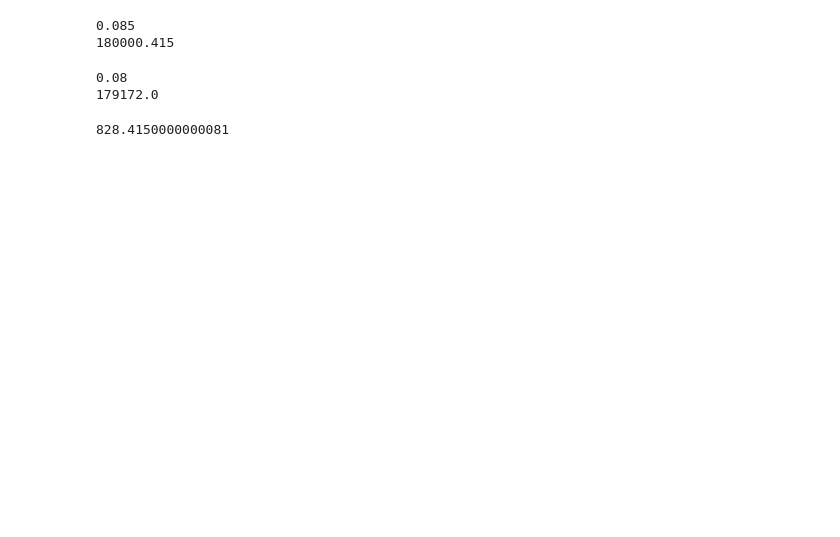
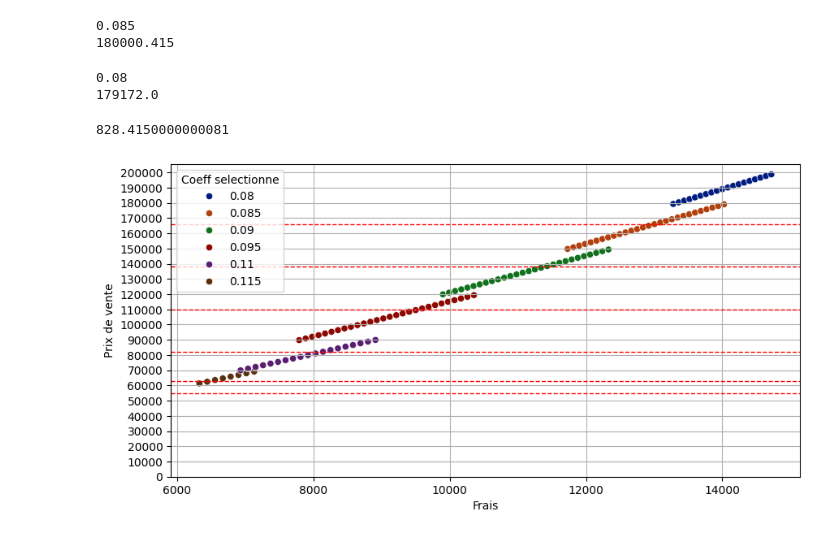
Before and after one commit to Remybrds/net_vend, a Jupyter notebook: Algo.ipynb, the cells around one changed output. Drawn from its saved outputs; the diff is of its cells as text; code cells hidden in the pictures; blank space fills up the shorter version.

```diff
--- a/Algo.ipynb
+++ b/Algo.ipynb
@@ -86,8 +172,8 @@ Prix_net_vendeur = []
 Coeff_selectionne = []
 Prix_de_vente = []
 
-for i in range(165_000,168_000, 1):
-    prix_net_vendeur = Prix_net_vendeur.append(i)
+for i in range(60_000,1_000_000, 1000):
+    Prix_net_vendeur.append(i)
     Coeff_selectionne.append(prix_nv(i)[0])
     Prix_de_vente.append(prix_nv(i)[1])
 
@@ -121,3 +207,16 @@ print(prix_nv(165900)[1])
 print((prix_nv(165899)[1]) - (prix_nv(165900)[1]))
 # %% [output]
 828.4150000000081
+# %%
+import numpy as np
+
+
+
+plt.figure(figsize=(10,5))
+sns.scatterplot(df_analyse, x= 'Frais' , y = 'Prix de vente', hue= 'Coeff selectionne', palette='dark' )
+for seuil_n in coeff_lim_lst_n:
+    plt.axhline(y=seuil_n, color='red', linestyle='--', linewidth=1)
+plt.yticks(np.arange(0, df_analyse['Prix de vente'].max() + 10000, 10000))
+plt.grid(True)
+# %% [output]
+[figure, added]
```
Also changed, not shown: parts of 7 cells of this notebook, 2 other files.
